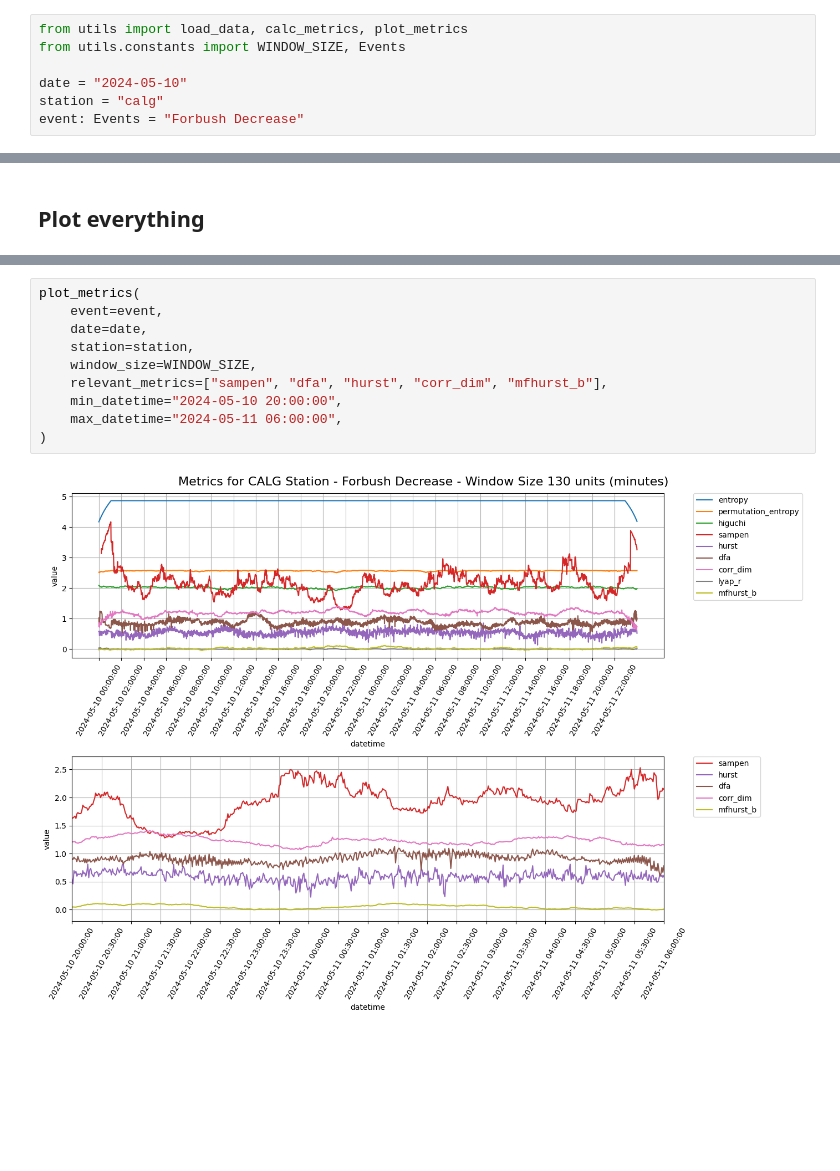
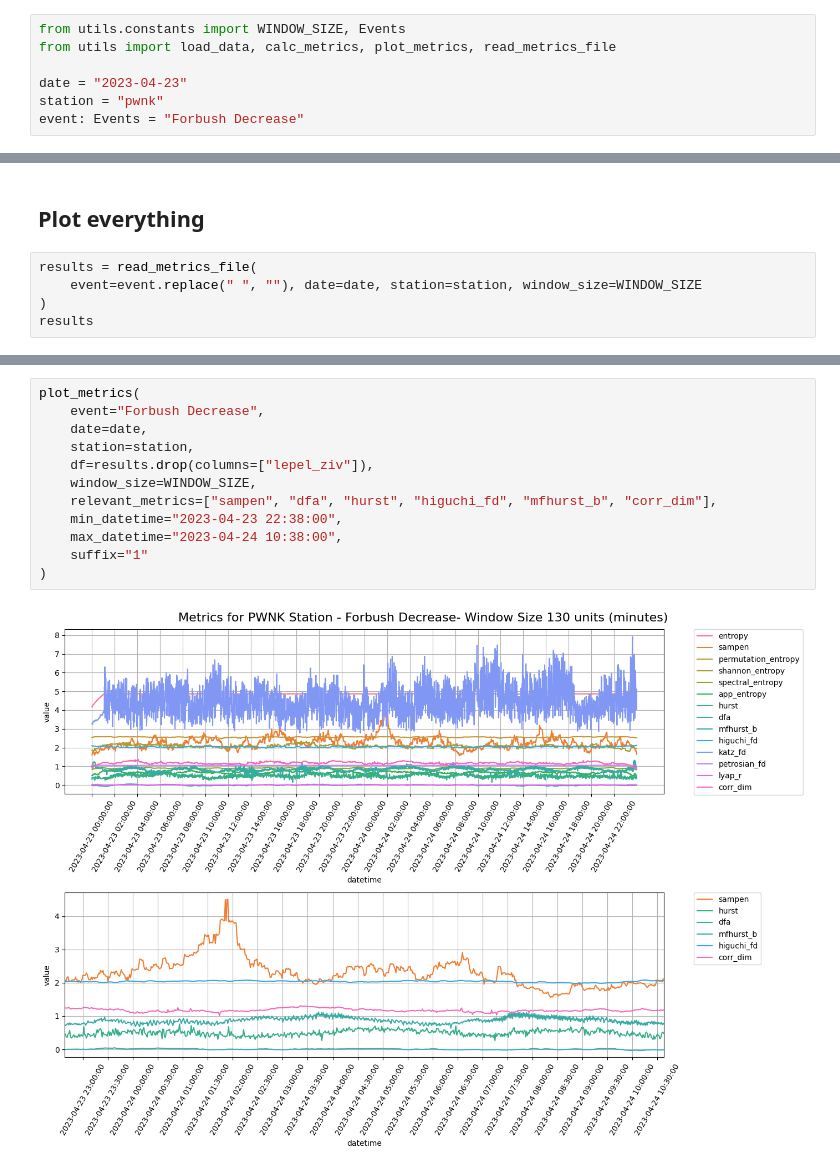
Before and after one commit to dosquisd/NMDB, a Jupyter notebook: 002_calc_some_metrics.ipynb, the cells around one changed output, grey strips where cells are left out. Saved outputs shown, nothing was run; the diff lists cells and outputs as text; blank space fills up the shorter version.

Commit message:
feat: remake metric calculations and plots

```diff
--- a/002_calc_some_metrics.ipynb
+++ b/002_calc_some_metrics.ipynb
@@ -1,7 +1,7 @@
 # %%
-from utils import load_data, calc_metrics, plot_metrics
 from utils.constants import WINDOW_SIZE, Events
+from utils import load_data, calc_metrics, plot_metrics, read_metrics_file
 
-date = "2024-05-10"
-station = "calg"
+date = "2023-04-23"
+station = "pwnk"
 event: Events = "Forbush Decrease"
@@ -72,2 +72,7 @@ result
 # %% [markdown]
 ## Plot everything
+# %%
+results = read_metrics_file(
+    event=event.replace(" ", ""), date=date, station=station, window_size=WINDOW_SIZE
+)
+results
@@ -74,12 +93,14 @@ result
 # %%
 plot_metrics(
-    event=event,
+    event="Forbush Decrease",
     date=date,
     station=station,
+    df=results.drop(columns=["lepel_ziv"]),
     window_size=WINDOW_SIZE,
-    relevant_metrics=["sampen", "dfa", "hurst", "corr_dim", "mfhurst_b"],
-    min_datetime="2024-05-10 20:00:00",
-    max_datetime="2024-05-11 06:00:00",
+    relevant_metrics=["sampen", "dfa", "hurst", "higuchi_fd", "mfhurst_b", "corr_dim"],
+    min_datetime="2023-04-23 22:38:00",
+    max_datetime="2023-04-24 10:38:00",
+    suffix="1"
 )
 # %% [output]
-[figure, old version]
+[figure, new version]
```
Also changed, not shown: parts of 7 cells of this notebook, 12 other files.
